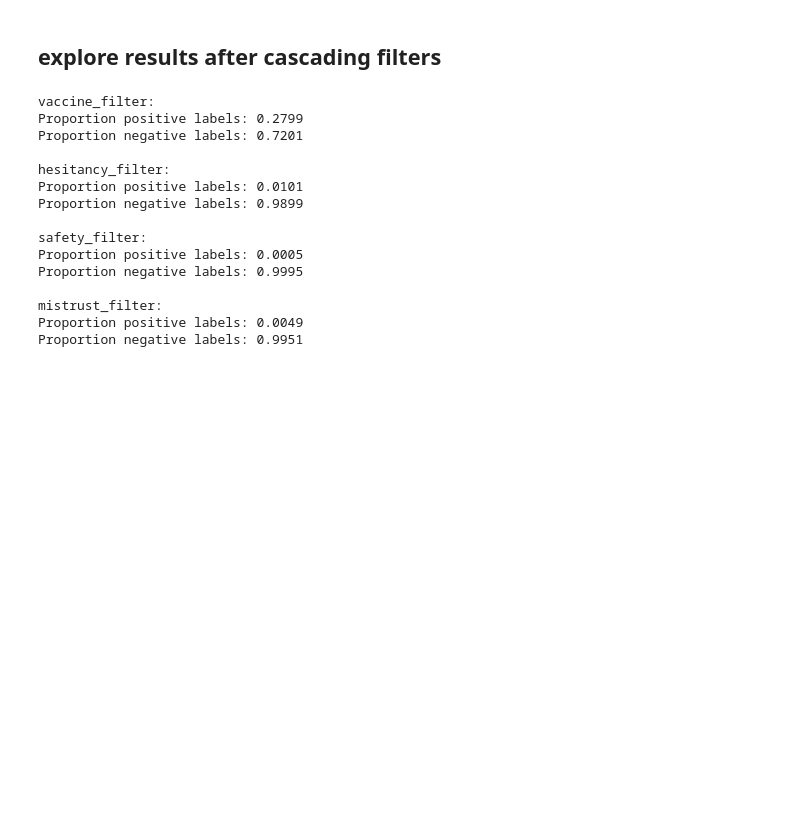
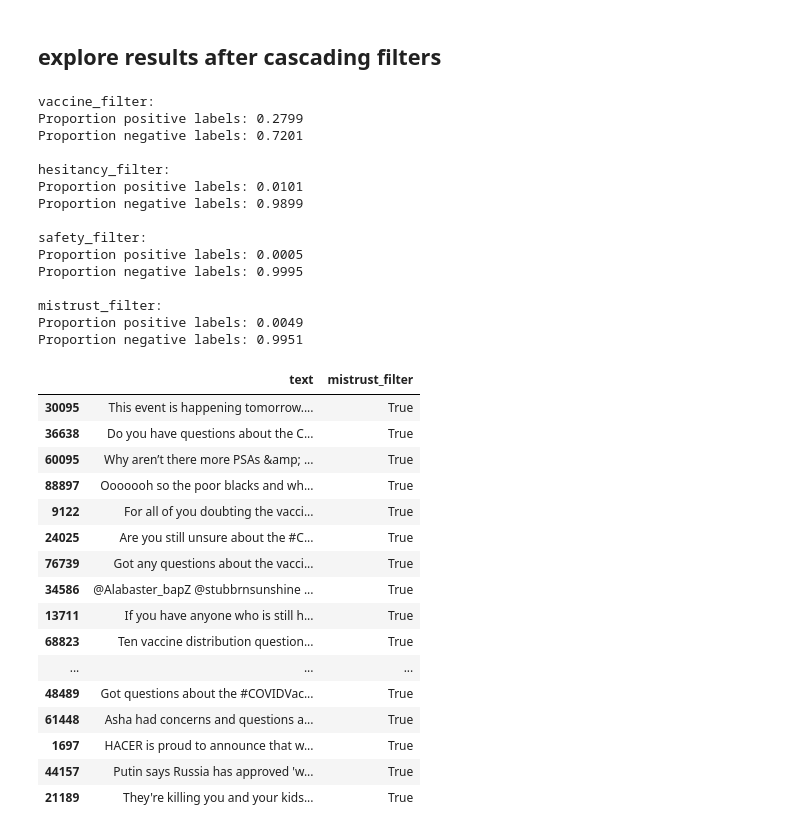
Before and after one commit to dzanahmed/wellcome-ideathon-lshtm, a Jupyter notebook: code/regular_expression_filter_pipeline.ipynb, the cells around one changed output. Saved outputs shown, nothing was run; the diff lists cells and outputs as text; code cells hidden in the pictures; blank space fills up the shorter version.

Commit message:
added a line to examine the positive labels for the mistrust filter

```diff
--- a/code/regular_expression_filter_pipeline.ipynb
+++ b/code/regular_expression_filter_pipeline.ipynb
@@ -334,25 +334,45 @@ output_df = cascading_regex_filter(random_sample, regex_filter_chain, filter_nam
 # %%
 filter_names = ['vaccine_filter', 'hesitancy_filter', 'safety_filter', 'mistrust_filter']
 
 for filter_name in filter_names:
   print(f"\n{filter_name}:")
   report_label_spread(df = output_df, filter_name = filter_name)
+
+
+show_positive_labels(df = output_df, filter_name = "mistrust_filter")
 # %% [output]
 vaccine_filter:
 Proportion positive labels: 0.2799
 Proportion negative labels: 0.7201
 
 hesitancy_filter:
 Proportion positive labels: 0.0101
 Proportion negative labels: 0.9899
 
 safety_filter:
 Proportion positive labels: 0.0005
 Proportion negative labels: 0.9995
 
 mistrust_filter:
 Proportion positive labels: 0.0049
 Proportion negative labels: 0.9951
+|  | text | mistrust_filter |
+| 30095 | This event is happening tomorrow.... | True |
+| 36638 | Do you have questions about the C... | True |
+| 60095 | Why aren’t there more PSAs &amp; ... | True |
+| 88897 | Ooooooh so the poor blacks and wh... | True |
+| 9122 | For all of you doubting the vacci... | True |
+| 24025 | Are you still unsure about the #C... | True |
+| 76739 | Got any questions about the vacci... | True |
+| 34586 | @Alabaster_bapZ @stubbrnsunshine ... | True |
+| 13711 | If you have anyone who is still h... | True |
+| 68823 | Ten vaccine distribution question... | True |
+| ... | ... | ... |
+| 48489 | Got questions about the #COVIDVac... | True |
+| 61448 | Asha had concerns and questions a... | True |
+| 1697 | HACER is proud to announce that w... | True |
+| 44157 | Putin says Russia has approved 'w... | True |
+| 21189 | They're killing you and your kids... | True |
 # %%
 from google.colab import files
 
```
